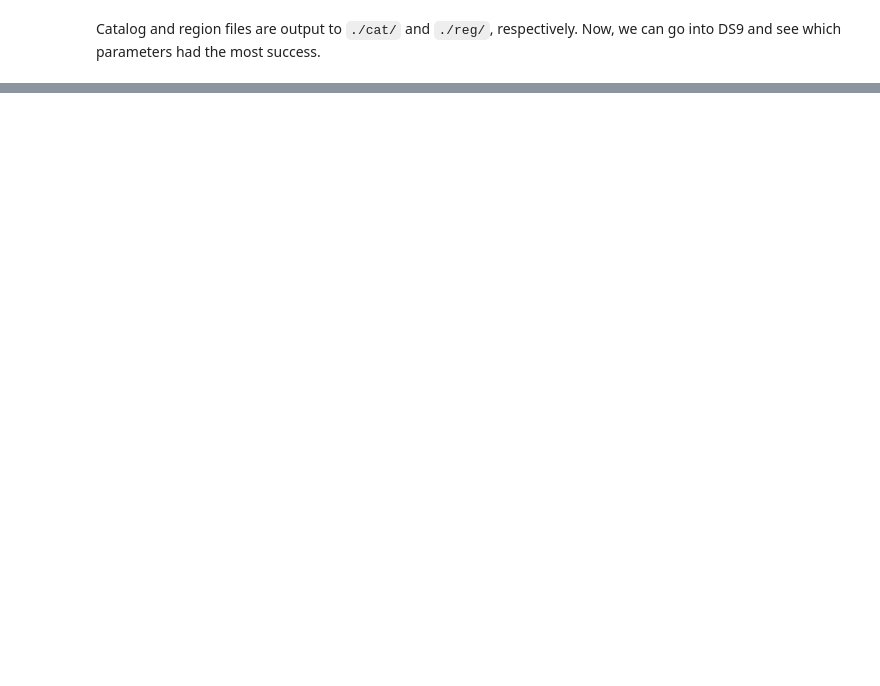
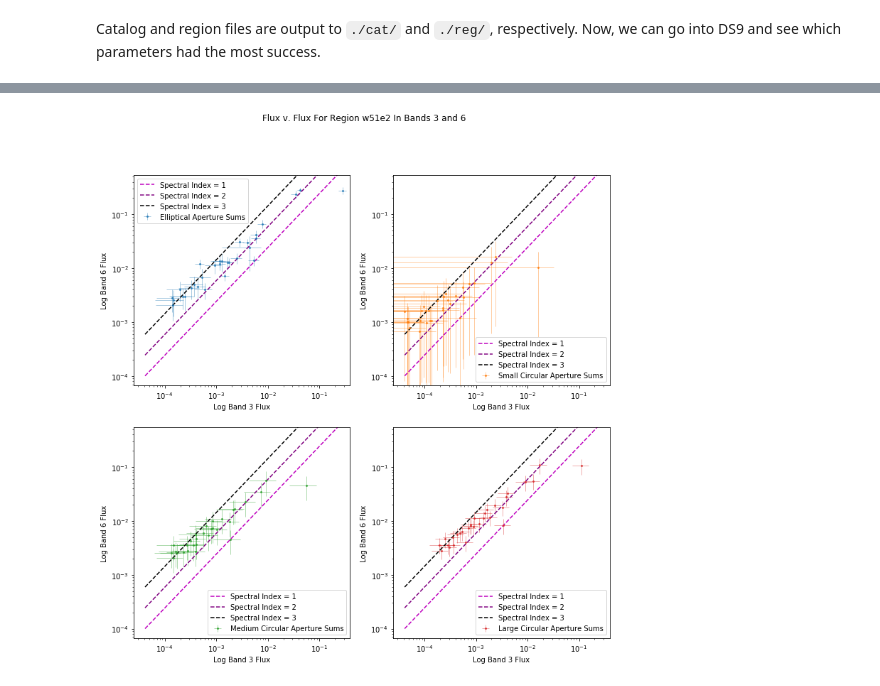
Before and after one commit to connor-mcclellan/nrao, a Jupyter notebook: demo.py.ipynb, the cells around one changed output, grey strips where cells are left out. Cells and saved outputs as stored; diff of their text form; code cells hidden in the pictures; blank space fills up the shorter version.

```diff
--- a/demo.py.ipynb
+++ b/demo.py.ipynb
@@ -81,0 +152,3 @@ For band 3, the best parameters I found were
+# %%
+shapes = ['ellipse', 'circ1', 'circ2', 'circ3']
+print(ffplot.__doc__)
@@ -81,0 +173,4 @@ For band 3, the best parameters I found were
+# %%
+ffplot(region, shapes, 3, 6, grid=True, log=True)
+# %% [output]
+[figure, added]
```
Also changed, not shown: parts of 37 cells of this notebook, 5 other files.
